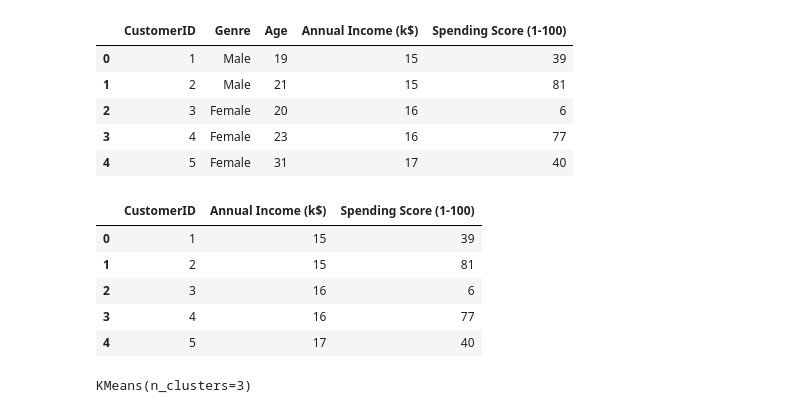
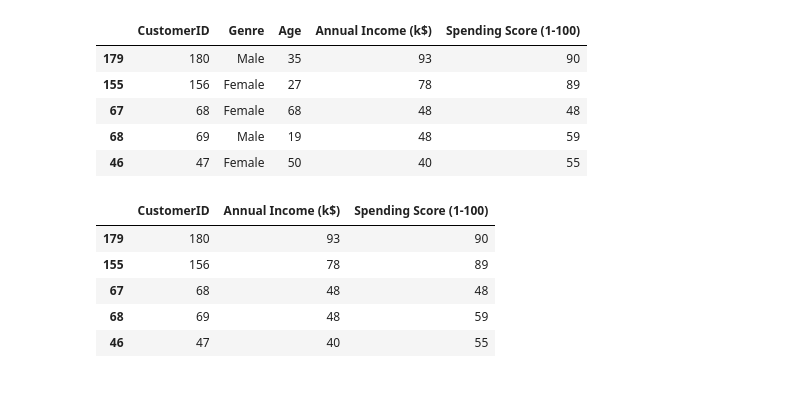
Before and after one commit to gregormcw/mall-customer-analysis, a Jupyter notebook: DSBootcamp_MallCustomers.ipynb, the cells around one changed output. Saved outputs shown, nothing was run; the diff lists cells and outputs as text; code cells hidden in the pictures.

```diff
--- a/DSBootcamp_MallCustomers.ipynb
+++ b/DSBootcamp_MallCustomers.ipynb
@@ -5,14 +6,15 @@ import matplotlib.pyplot as plt
 from sklearn.cluster import KMeans
 # %%
 data = pd.read_csv('Mall_Customers.csv')
+data = data.sample(frac=1)
 data.head()
 # %% [output]
 |  | CustomerID | Genre | Age | Annual Income (k$) | Spending Score (1-100) |
-| 0 | 1 | Male | 19 | 15 | 39 |
-| 1 | 2 | Male | 21 | 15 | 81 |
-| 2 | 3 | Female | 20 | 16 | 6 |
-| 3 | 4 | Female | 23 | 16 | 77 |
-| 4 | 5 | Female | 31 | 17 | 40 |
+| 179 | 180 | Male | 35 | 93 | 90 |
+| 155 | 156 | Female | 27 | 78 | 89 |
+| 67 | 68 | Female | 68 | 48 | 48 |
+| 68 | 69 | Male | 19 | 48 | 59 |
+| 46 | 47 | Female | 50 | 40 | 55 |
 # %%
 data.drop(['Genre'], axis=1, inplace=True)
 data.drop(['Age'], axis=1, inplace=True)
@@ -20,13 +22,8 @@ data.drop(['Age'], axis=1, inplace=True)
 data.head()
 # %% [output]
 |  | CustomerID | Annual Income (k$) | Spending Score (1-100) |
-| 0 | 1 | 15 | 39 |
-| 1 | 2 | 15 | 81 |
-| 2 | 3 | 16 | 6 |
-| 3 | 4 | 16 | 77 |
-| 4 | 5 | 17 | 40 |
+| 179 | 180 | 93 | 90 |
+| 155 | 156 | 78 | 89 |
+| 67 | 68 | 48 | 48 |
+| 68 | 69 | 48 | 59 |
+| 46 | 47 | 40 | 55 |
-# %%
-k_means = KMeans(n_clusters=3)
-k_means.fit(data)
-# %% [output]
-KMeans(n_clusters=3)
```
Also changed, not shown: parts of 10 cells of this notebook, 1 other file.
